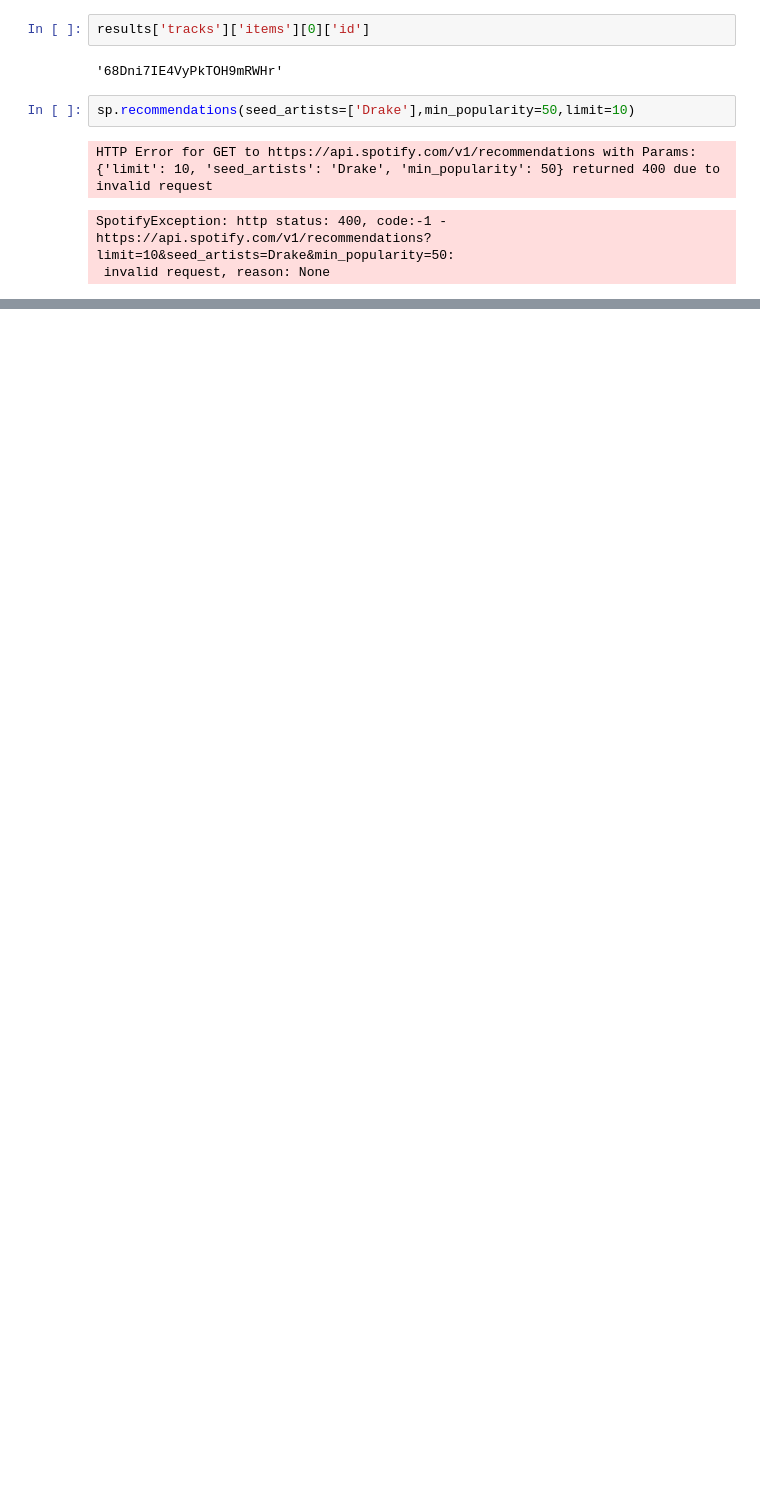
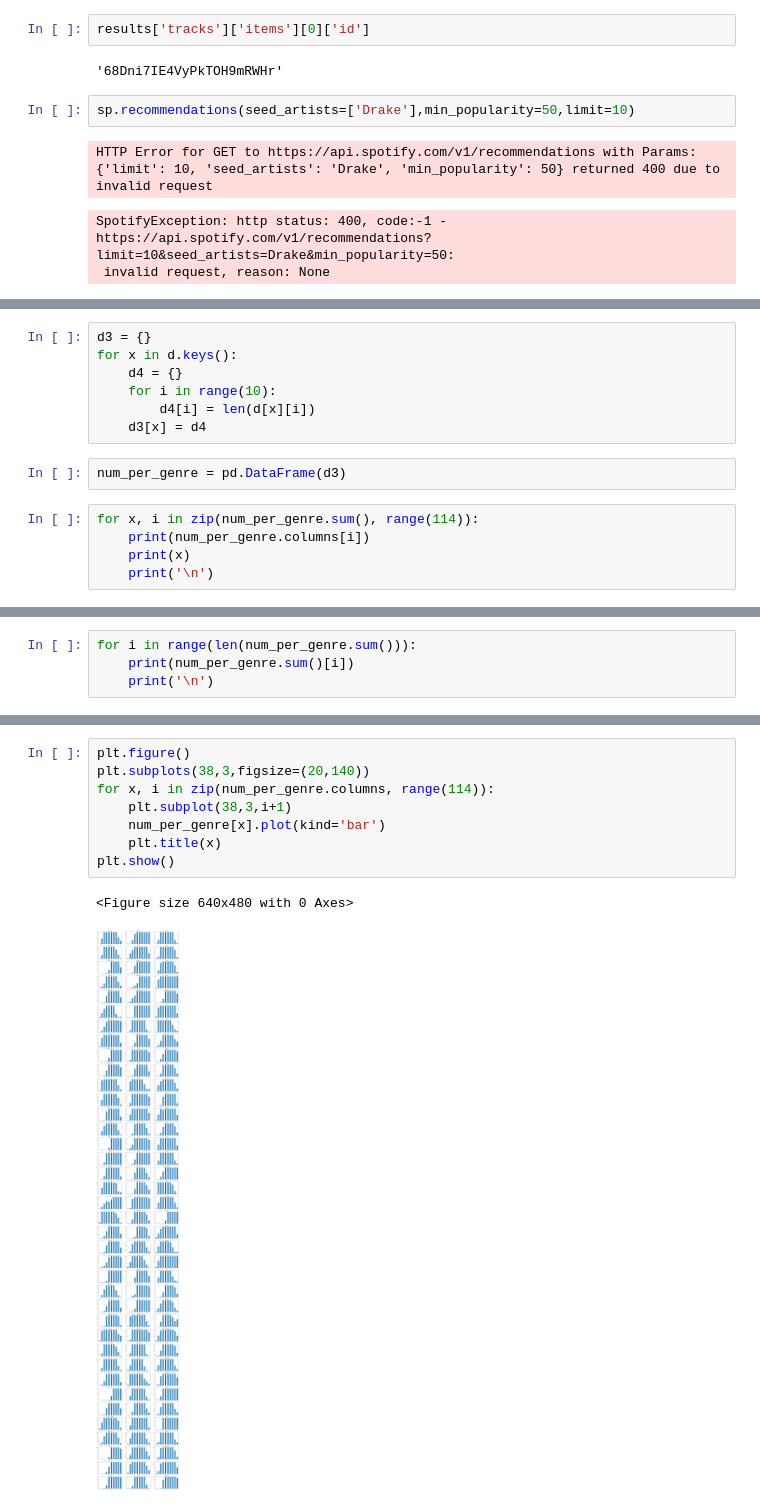
Before and after one commit to ounnuqul/Spotify_Popularity_Prediction_Model_Capstone_Project, a Jupyter notebook: Spotipy_Returns.ipynb, the cells around one changed output, grey strips where cells are left out. Drawn from its saved outputs; the diff is of its cells as text; blank space fills up the shorter version.

```diff
--- a/Spotipy_Returns.ipynb
+++ b/Spotipy_Returns.ipynb
@@ -255,0 +647,14 @@ len(results['genres'])
+# %%
+d3 = {}
+for x in d.keys():
+    d4 = {}
+    for i in range(10):
+        d4[i] = len(d[x][i])
+    d3[x] = d4
+# %%
+num_per_genre = pd.DataFrame(d3)
+# %%
+for x, i in zip(num_per_genre.sum(), range(114)):
+    print(num_per_genre.columns[i])
+    print(x)
+    print('\n')
@@ -255,0 +681,4 @@ len(results['genres'])
+# %%
+for i in range(len(num_per_genre.sum())):
+    print(num_per_genre.sum()[i])
+    print('\n')
@@ -255,0 +703,11 @@ len(results['genres'])
+# %%
+plt.figure()
+plt.subplots(38,3,figsize=(20,140))
+for x, i in zip(num_per_genre.columns, range(114)):
+    plt.subplot(38,3,i+1)
+    num_per_genre[x].plot(kind='bar')
+    plt.title(x)
+plt.show()
+# %% [output]
+<Figure size 640x480 with 0 Axes>
+[figure, added]
```
Also changed, not shown: parts of 83 cells of this notebook, 4 other files.
